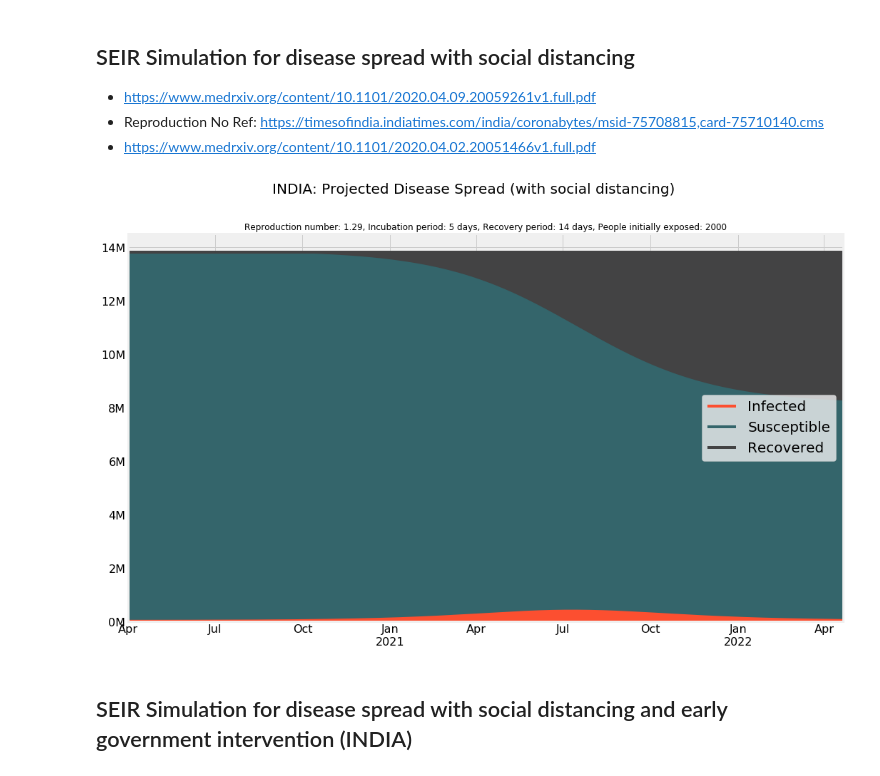
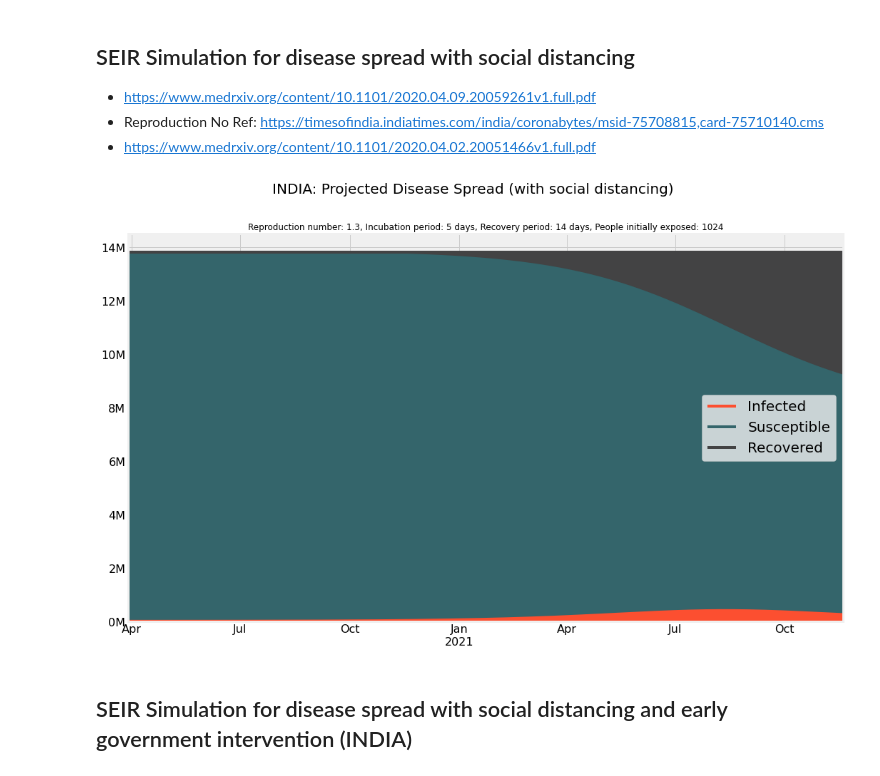
Before and after one commit to Niharika1203/CSE246_FinalProject-1, a Jupyter notebook: CSE246-FinalProject-COVID-19.ipynb, the cells around one changed output. Cells and saved outputs as stored; diff of their text form; code cells hidden in the pictures.

```diff
--- a/CSE246-FinalProject-COVID-19.ipynb
+++ b/CSE246-FinalProject-COVID-19.ipynb
@@ -17,14 +17,14 @@ import pandas as pd
 import numpy as np
 # %%
 # world wide data
-confirmed_url = "https://github.com/CSSEGISandData/COVID-19/raw/master/csse_covid_19_data/csse_covid_19_time_series/time_series_covid19_confirmed_global.csv"
-deaths_url = "https://github.com/CSSEGISandData/COVID-19/raw/master/csse_covid_19_data/csse_covid_19_time_series/time_series_covid19_deaths_global.csv"
+# confirmed_url = "https://github.com/CSSEGISandData/COVID-19/raw/master/csse_covid_19_data/csse_covid_19_time_series/time_series_covid19_confirmed_global.csv"
+# deaths_url = "https://github.com/CSSEGISandData/COVID-19/raw/master/csse_covid_19_data/csse_covid_19_time_series/time_series_covid19_deaths_global.csv"
 
-# confirmed_csv = "/Users/niharika/Desktop/CSE 246 Responsible Data Science /COVID-19/csse_covid_19_data/csse_covid_19_time_series/time_series_covid19_confirmed_global.csv"
-# deaths_csv = "/Users/niharika/Desktop/CSE 246 Responsible Data Science /COVID-19/csse_covid_19_data/csse_covid_19_time_series/time_series_covid19_deaths_global.csv"
+confirmed_csv = "/Users/niharika/Desktop/CSE 246 Responsible Data Science /COVID-19/csse_covid_19_data/csse_covid_19_time_series/time_series_covid19_confirmed_global.csv"
+deaths_csv = "/Users/niharika/Desktop/CSE 246 Responsible Data Science /COVID-19/csse_covid_19_data/csse_covid_19_time_series/time_series_covid19_deaths_global.csv"
 
-df_confirmed_raw = pd.read_csv(confirmed_url)
-df_deaths_raw = pd.read_csv(deaths_url)
+df_confirmed_raw = pd.read_csv(confirmed_csv)
+df_deaths_raw = pd.read_csv(deaths_csv)
 # %%
 # prepare dataframe
 def clean_df(raw_df):
@@ -574,7 +574,7 @@ SEIR_chart(
 # Model parameters
 incubation_period = 5 # Days from infection to transmission / latent period until becoming infectious.
 recovery_period = 14 # Days from infection to recovery (until no longer being infectious).
-reproduction_number = 1.29 # Number of susceptible people who get exposed/infected by an infected individual.
+reproduction_number = 1.3 # Number of susceptible people who get exposed/infected by an infected individual.
 
 # Model rates calculations
 sigma = 1 / incubation_period
@@ -583,12 +583,12 @@ gamma = 1 / recovery_period
 beta = lambda _: reproduction_number * gamma
 
 # Simulation parameters
-simulation_duration = 25 * 30  # 25 months in days
+simulation_duration = 20 * 30  # 25 months in days
 population_size = 1380e4       #1380e6
 
 # Initial_conditions
-start_date = pd.to_datetime("2020-04-01") # When total cases crossed 1998
-initial_exposed = 2000
+start_date = pd.to_datetime("2020-03-29") # When total cases crossed 1998
+initial_exposed = 1024
 initial_infected = 0
 initial_recovered = 0
 init_vals = (
@@ -601,34 +601,34 @@ init_vals = (
 # Run simulation
 results_df = SEIR_model(
     initial_conditions=init_vals,
     model_parameters=(sigma, beta, gamma),
     days=simulation_duration,
 )
 # Scale outputs by population size
 results_df *= population_size
 results_df = results_df.astype(int)
 # Set date index
 results_df.index = pd.date_range(
     start_date, start_date + pd.Timedelta(days=simulation_duration)
 )
 
 # Plotting
 # for plotting purposes, "infected" includes individuals who have been exposed as well
 SEIR_chart(
     pd.DataFrame(
         {
             "Infected": results_df["Infected"] + results_df["Exposed"],
             "Susceptible": results_df["Susceptible"],
             "Recovered": results_df["Recovered"],
         }
     ),
     "INDIA: Projected Disease Spread (with social distancing)",
     "Reproduction number: {}, Incubation period: {} days, Recovery period: {} days, People initially exposed: {}".format(
         reproduction_number, incubation_period, recovery_period, initial_exposed
     ),
 )
 # %% [output]
-[figure, old version]
+[figure, new version]
 # %% [markdown]
 ## SEIR Simulation for disease spread with social distancing and early government intervention (INDIA)
 # %%
```
Also changed, not shown: parts of 15 cells of this notebook.
